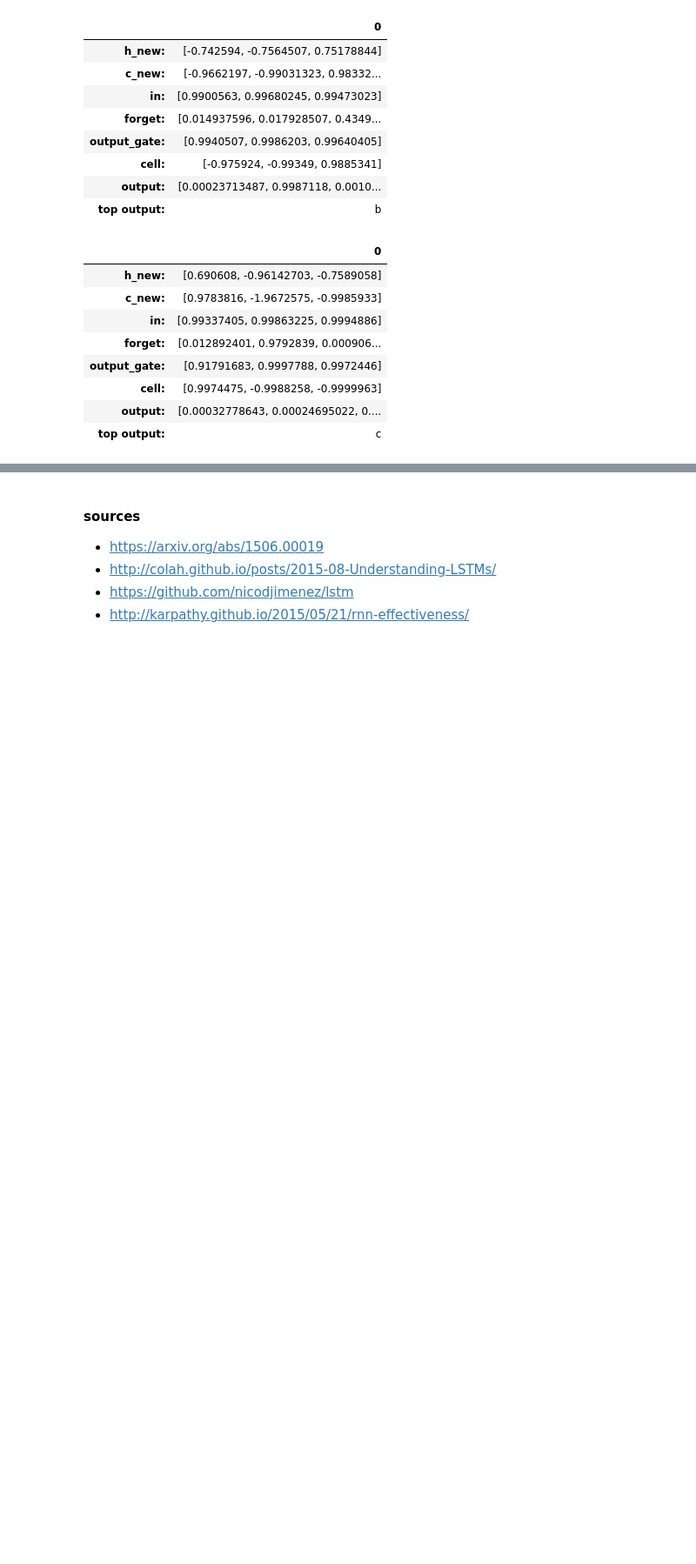
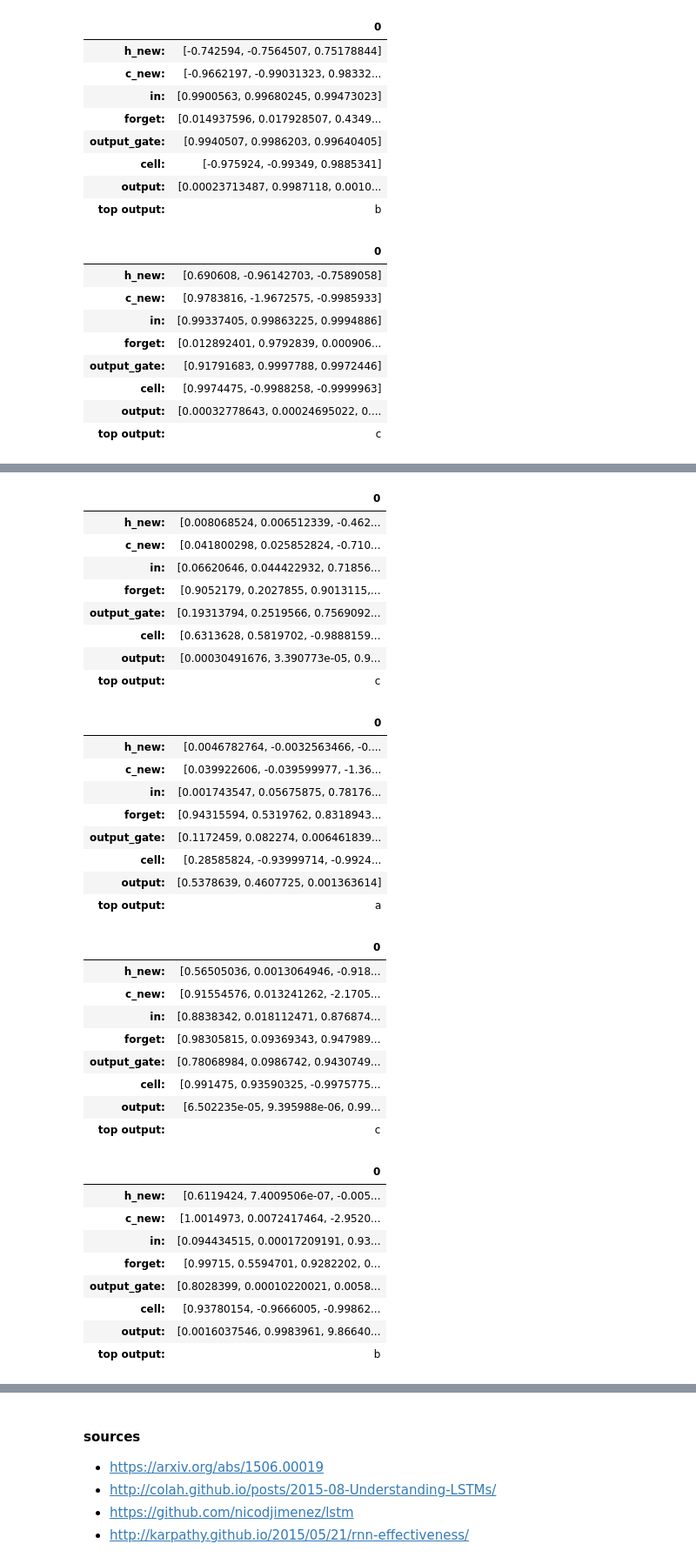
Before and after one commit to tulane-cmps6730/main, a Jupyter notebook: lec/sequence/lstm.ipynb, the cells around one changed output, grey strips where cells are left out. Shown: that part at 87% size. Cells and saved outputs as stored; diff of their text form; code cells hidden in the pictures; blank space fills up the shorter version.

Commit message:
lstm

```diff
--- a/lec/sequence/lstm.ipynb
+++ b/lec/sequence/lstm.ipynb
@@ -753,0 +809,40 @@ outputs, _, _ = lstm.forward_unrolled(x)
+# %%
+x = chars2vec('bcbcbcbcbc', char2int)
+outputs, _, _ = lstm.forward_unrolled(x)
+# %% [output]
+|  | 0 |
+| h_new: | [0.008068524, 0.006512339, -0.462... |
+| c_new: | [0.041800298, 0.025852824, -0.710... |
+| in: | [0.06620646, 0.044422932, 0.71856... |
+| forget: | [0.9052179, 0.2027855, 0.9013115,... |
+| output_gate: | [0.19313794, 0.2519566, 0.7569092... |
+| cell: | [0.6313628, 0.5819702, -0.9888159... |
+| output: | [0.00030491676, 3.390773e-05, 0.9... |
+| top output: | c |
+|  | 0 |
+| h_new: | [0.0046782764, -0.0032563466, -0.... |
+| c_new: | [0.039922606, -0.039599977, -1.36... |
+| in: | [0.001743547, 0.05675875, 0.78176... |
+| forget: | [0.94315594, 0.5319762, 0.8318943... |
+| output_gate: | [0.1172459, 0.082274, 0.006461839... |
+| cell: | [0.28585824, -0.93999714, -0.9924... |
+| output: | [0.5378639, 0.4607725, 0.001363614] |
+| top output: | a |
+|  | 0 |
+| h_new: | [0.56505036, 0.0013064946, -0.918... |
+| c_new: | [0.91554576, 0.013241262, -2.1705... |
+| in: | [0.8838342, 0.018112471, 0.876874... |
+| forget: | [0.98305815, 0.09369343, 0.947989... |
+| output_gate: | [0.78068984, 0.0986742, 0.9430749... |
+| cell: | [0.991475, 0.93590325, -0.9975775... |
+| output: | [6.502235e-05, 9.395988e-06, 0.99... |
+| top output: | c |
+|  | 0 |
+| h_new: | [0.6119424, 7.4009506e-07, -0.005... |
+| c_new: | [1.0014973, 0.0072417464, -2.9520... |
+| in: | [0.094434515, 0.00017209191, 0.93... |
+| forget: | [0.99715, 0.5594701, 0.9282202, 0... |
+| output_gate: | [0.8028399, 0.00010220021, 0.0058... |
+| cell: | [0.93780154, -0.9666005, -0.99862... |
+| output: | [0.0016037546, 0.9983961, 9.86640... |
+| top output: | b |
```
Also changed, not shown: parts of 22 cells of this notebook, 1 other file.
